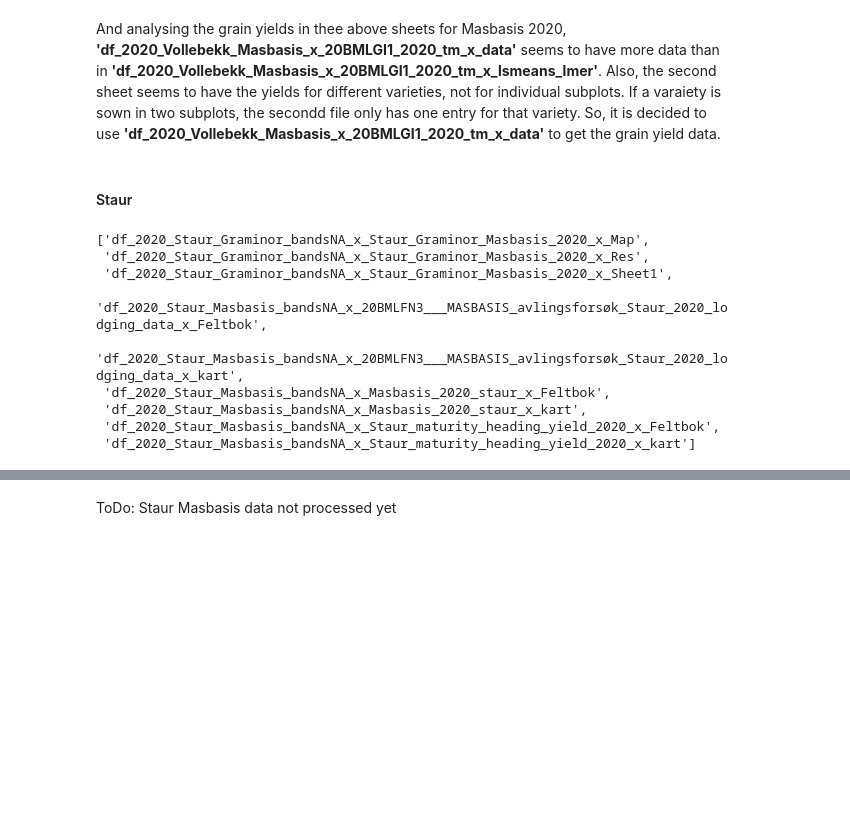
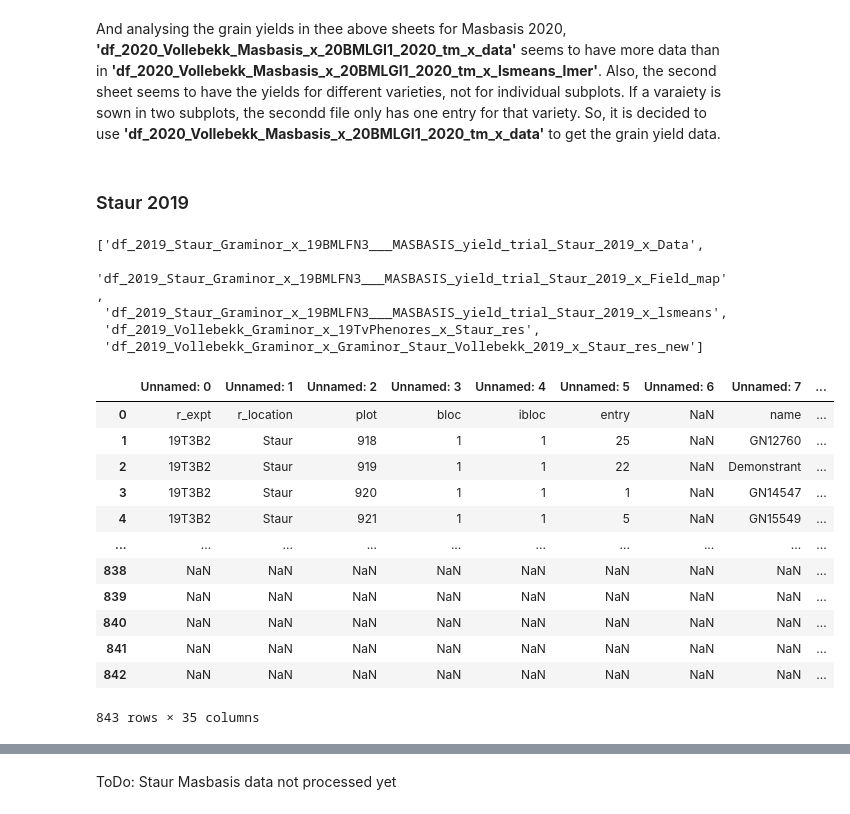
Before and after one commit to fahadijaz/spring_wheat_yield_prediction, a Jupyter notebook: 2. Renaming and merging.ipynb, the cells around one changed output, grey strips where cells are left out. Drawn from its saved outputs; the diff is of its cells as text; code cells hidden in the pictures; blank space fills up the shorter version.

```diff
--- a/2. Renaming and merging.ipynb
+++ b/2. Renaming and merging.ipynb
@@ -992,17 +975,34 @@ df_yield = [x for x in df_yield if x not in inspected_df_st_mas20]
 # %%
 yield_src_dict['Masbasis_2020_Vollebekk'] = 'df_2020_Vollebekk_Masbasis_x_20BMLGI1_2020_tm_x_data'
 # %% [markdown]
-#### Staur
+### Staur 2019
 # %%
-# List of sheets with Masbasis and 2020 in name
-[x for x in df_yield if 'Masbasis' in x and '2020' in x and not 'Vollebekk' in x]
+# List of sheets with Graminor and 2019 in name
+[x for x in df_yield if 'Staur' in x and '2019' in x]
+# [x for x in df_yield if 'Masbasis' in x and '2019' in x and not 'Vollebekk' in x ]
 # %% [output]
-['df_2020_Staur_Graminor_bandsNA_x_Staur_Graminor_Masbasis_2020_x_Map',
- 'df_2020_Staur_Graminor_bandsNA_x_Staur_Graminor_Masbasis_2020_x_Res',
- 'df_2020_Staur_Graminor_bandsNA_x_Staur_Graminor_Masbasis_2020_x_Sheet1',
- 'df_2020_Staur_Masbasis_bandsNA_x_20BMLFN3___MASBASIS_avlingsforsøk_Staur_2020_lodging_data_x_Feltbok',
- 'df_2020_Staur_Masbasis_bandsNA_x_20BMLFN3___MASBASIS_avlingsforsøk_Staur_2020_lodging_data_x_kart',
- 'df_2020_Staur_Masbasis_bandsNA_x_Masbasis_2020_staur_x_Feltbok',
- 'df_2020_Staur_Masbasis_bandsNA_x_Masbasis_2020_staur_x_kart',
- 'df_2020_Staur_Masbasis_bandsNA_x_Staur_maturity_heading_yield_2020_x_Feltbok',
- 'df_2020_Staur_Masbasis_bandsNA_x_Staur_maturity_heading_yield_2020_x_kart']
+['df_2019_Staur_Graminor_x_19BMLFN3___MASBASIS_yield_trial_Staur_2019_x_Data',
+ 'df_2019_Staur_Graminor_x_19BMLFN3___MASBASIS_yield_trial_Staur_2019_x_Field_map',
+ 'df_2019_Staur_Graminor_x_19BMLFN3___MASBASIS_yield_trial_Staur_2019_x_lsmeans',
+ 'df_2019_Vollebekk_Graminor_x_19TvPhenores_x_Staur_res',
+ 'df_2019_Vollebekk_Graminor_x_Graminor_Staur_Vollebekk_2019_x_Staur_res_new']
+# %%
+df_2019_Staur_Graminor_x_19BMLFN3___MASBASIS_yield_trial_Staur_2019_x_Data
+# df_2019_Staur_Graminor_x_19BMLFN3___MASBASIS_yield_trial_Staur_2019_x_Field_map
+# df_2019_Staur_Graminor_x_19BMLFN3___MASBASIS_yield_trial_Staur_2019_x_lsmeans
+df_2019_Vollebekk_Graminor_x_19TvPhenores_x_Staur_res
+df_2019_Vollebekk_Graminor_x_Graminor_Staur_Vollebekk_2019_x_Staur_res_new
+# %% [output]
+|  | Unnamed: 0 | Unnamed: 1 | Unnamed: 2 | Unnamed: 3 | Unnamed: 4 | Unnamed: 5 | Unnamed: 6 | Unnamed: 7 | ... |
+| 0 | r_expt | r_location | plot | bloc | ibloc | entry | NaN | name | ... |
+| 1 | 19T3B2 | Staur | 918 | 1 | 1 | 25 | NaN | GN12760 | ... |
+| 2 | 19T3B2 | Staur | 919 | 1 | 1 | 22 | NaN | Demonstrant | ... |
+| 3 | 19T3B2 | Staur | 920 | 1 | 1 | 1 | NaN | GN14547 | ... |
+| 4 | 19T3B2 | Staur | 921 | 1 | 1 | 5 | NaN | GN15549 | ... |
+| ... | ... | ... | ... | ... | ... | ... | ... | ... | ... |
+| 838 | NaN | NaN | NaN | NaN | NaN | NaN | NaN | NaN | ... |
+| 839 | NaN | NaN | NaN | NaN | NaN | NaN | NaN | NaN | ... |
+| 840 | NaN | NaN | NaN | NaN | NaN | NaN | NaN | NaN | ... |
+| 841 | NaN | NaN | NaN | NaN | NaN | NaN | NaN | NaN | ... |
+| 842 | NaN | NaN | NaN | NaN | NaN | NaN | NaN | NaN | ... |
+843 rows × 35 columns
```
Also changed, not shown: parts of 107 cells of this notebook, 55 other files.
